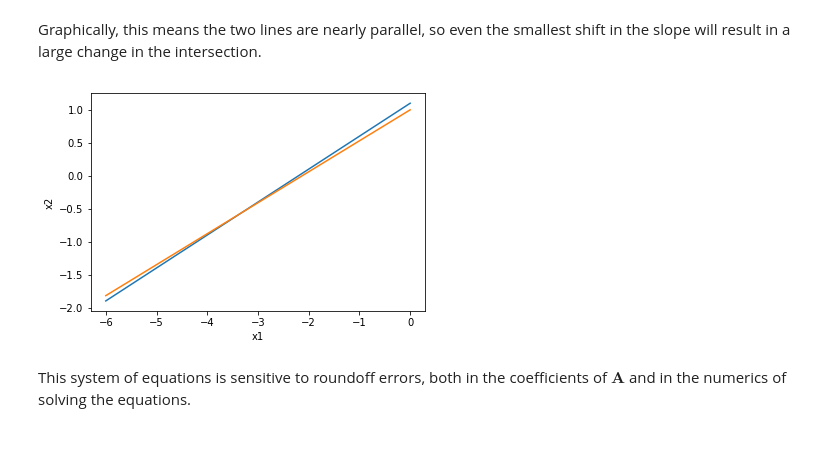
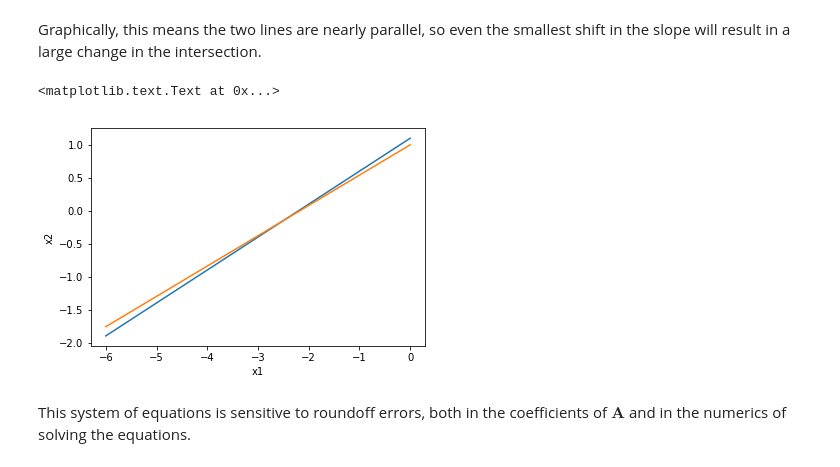
Before and after one commit to jkitchin/f18-06623, a Jupyter notebook: lectures/16-linear-algebra.ipynb, the cells around one changed output. Cells and saved outputs as stored; diff of their text form; code cells hidden in the pictures.

```diff
--- a/lectures/16-linear-algebra.ipynb
+++ b/lectures/16-linear-algebra.ipynb
@@ -359,16 +414,17 @@ Graphically, this means the two lines are nearly parallel, so even the smallest
 # %%
 %matplotlib inline
 import matplotlib.pyplot as plt
 
 x1 = np.linspace(-6, 0)
 x2_0 = 1.1 + 0.5 * x1
-x2_1 = 1.0 + 0.47 * x1
+x2_1 = 1.0 + 0.46 * x1
 
 plt.plot(x1, x2_0, x1, x2_1)
 plt.xlabel('x1')
 plt.ylabel('x2')
 # %% [output]
+<matplotlib.text.Text at 0x...>
-[figure, old version]
+[figure, new version]
 # %% [markdown]
 This system of equations is sensitive to roundoff errors, both in the coefficients of $\mathbf{A}$ and in the numerics of solving the equations.
 # %% [markdown]
```
Also changed, not shown: parts of 14 cells of this notebook, 2 other files.
